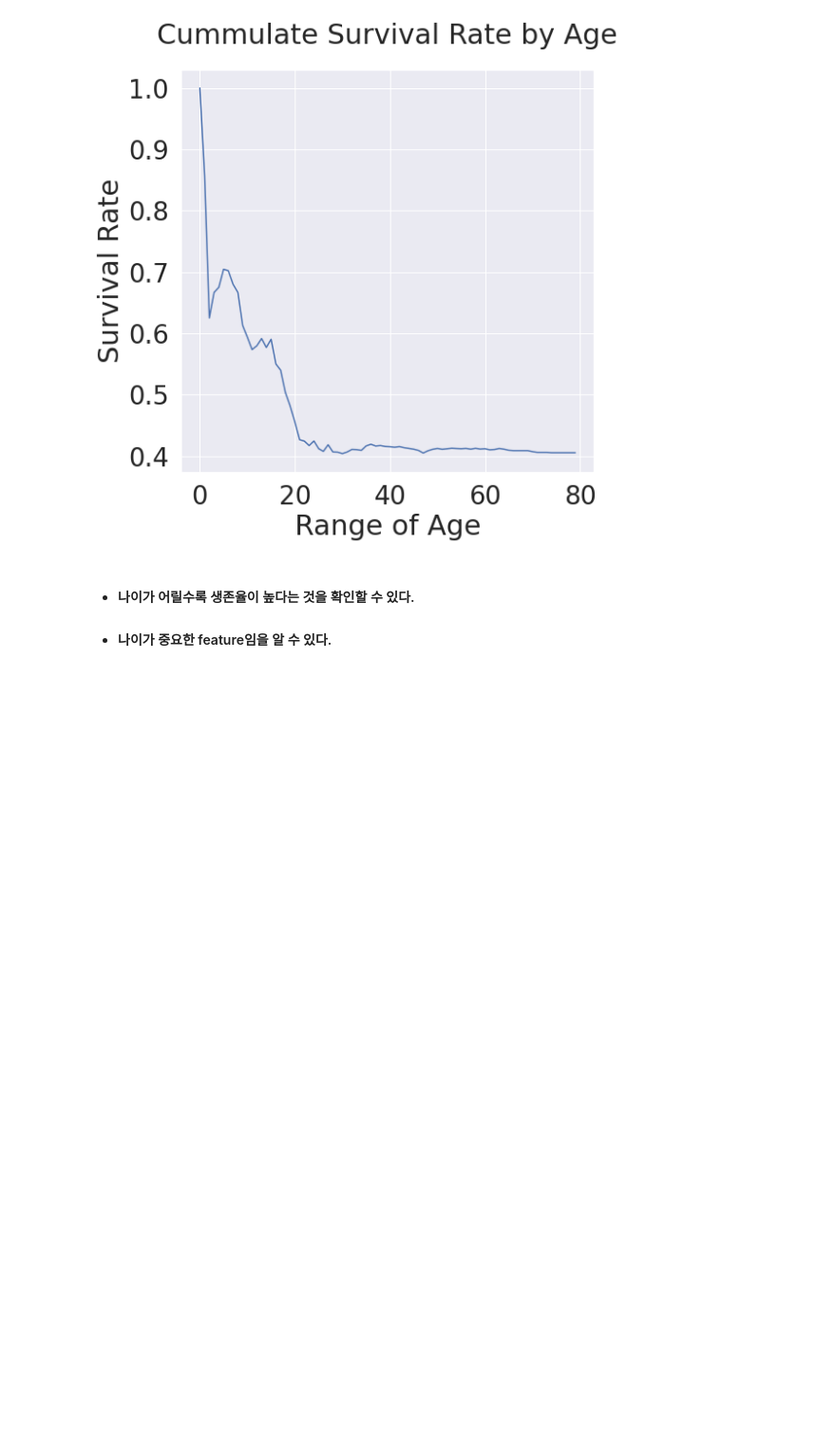
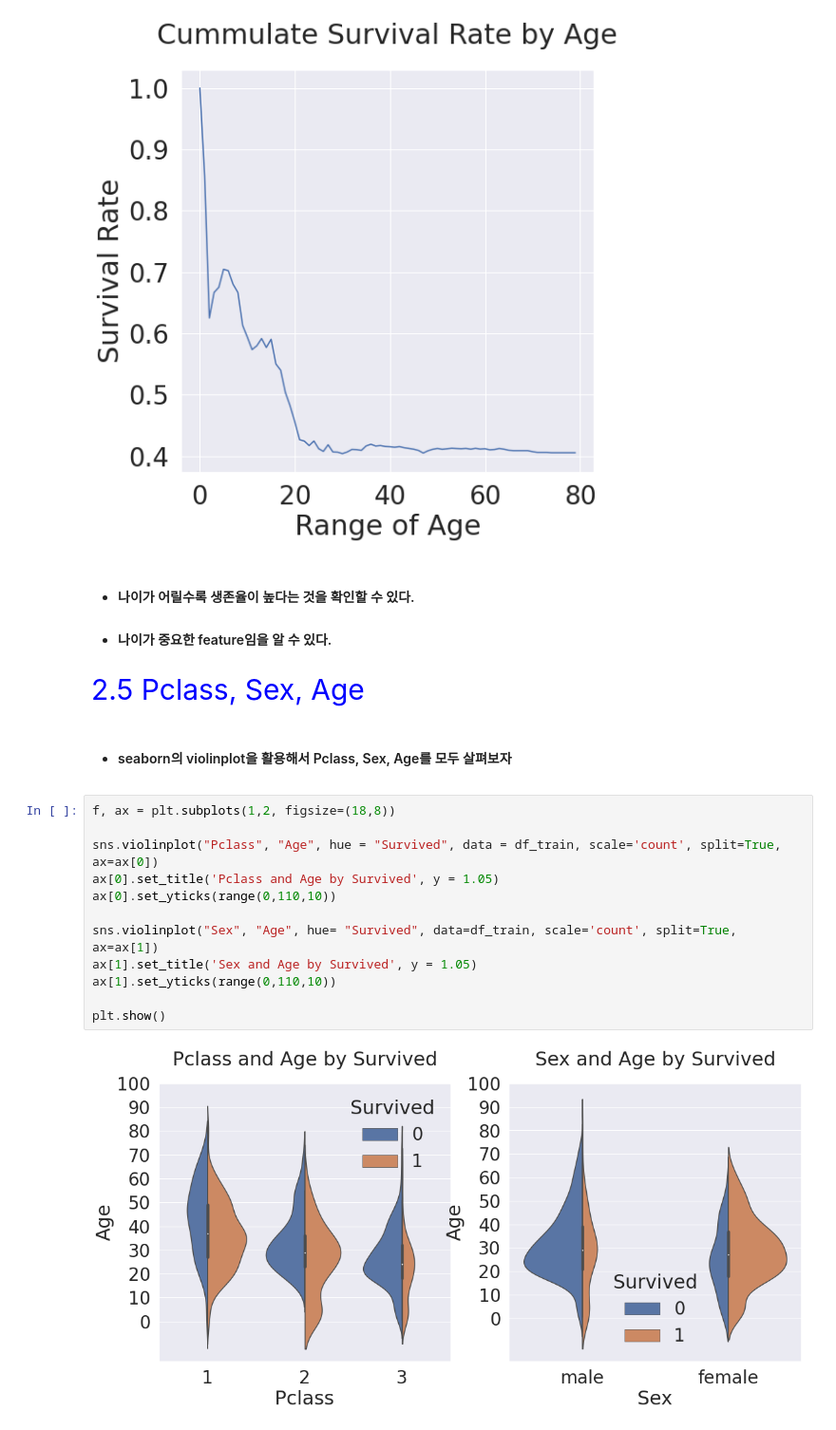
Before and after one commit to dwkim8155/ML-Study, a Jupyter notebook: my-first-analysis-for-titanic.ipynb, the cells around one changed output. Shown at 95% size. Drawn from its saved outputs; the diff is of its cells as text; blank space fills up the shorter version.

```diff
--- a/my-first-analysis-for-titanic.ipynb
+++ b/my-first-analysis-for-titanic.ipynb
@@ -318,3 +318,21 @@ plt.show()
 # %% [markdown]
 * #### 나이가 어릴수록 생존율이 높다는 것을 확인할 수 있다.
 * #### 나이가 중요한 feature임을 알 수 있다.
+# %% [markdown]
+<span style="font-size: 30px; color:blue"> 2.5 Pclass, Sex, Age</span>
+# %% [markdown]
+* #### seaborn의 violinplot을 활용해서 Pclass, Sex, Age를 모두 살펴보자
+# %%
+f, ax = plt.subplots(1,2, figsize=(18,8))
+
+sns.violinplot("Pclass", "Age", hue = "Survived", data = df_train, scale='count', split=True, ax=ax[0])
+ax[0].set_title('Pclass and Age by Survived', y = 1.05)
+ax[0].set_yticks(range(0,110,10))
+
+sns.violinplot("Sex", "Age", hue= "Survived", data=df_train, scale='count', split=True, ax=ax[1])
+ax[1].set_title('Sex and Age by Survived', y = 1.05)
+ax[1].set_yticks(range(0,110,10))
+
+plt.show()
+# %% [output]
+[figure, added]
```
Also changed, not shown: parts of 16 cells of this notebook.
